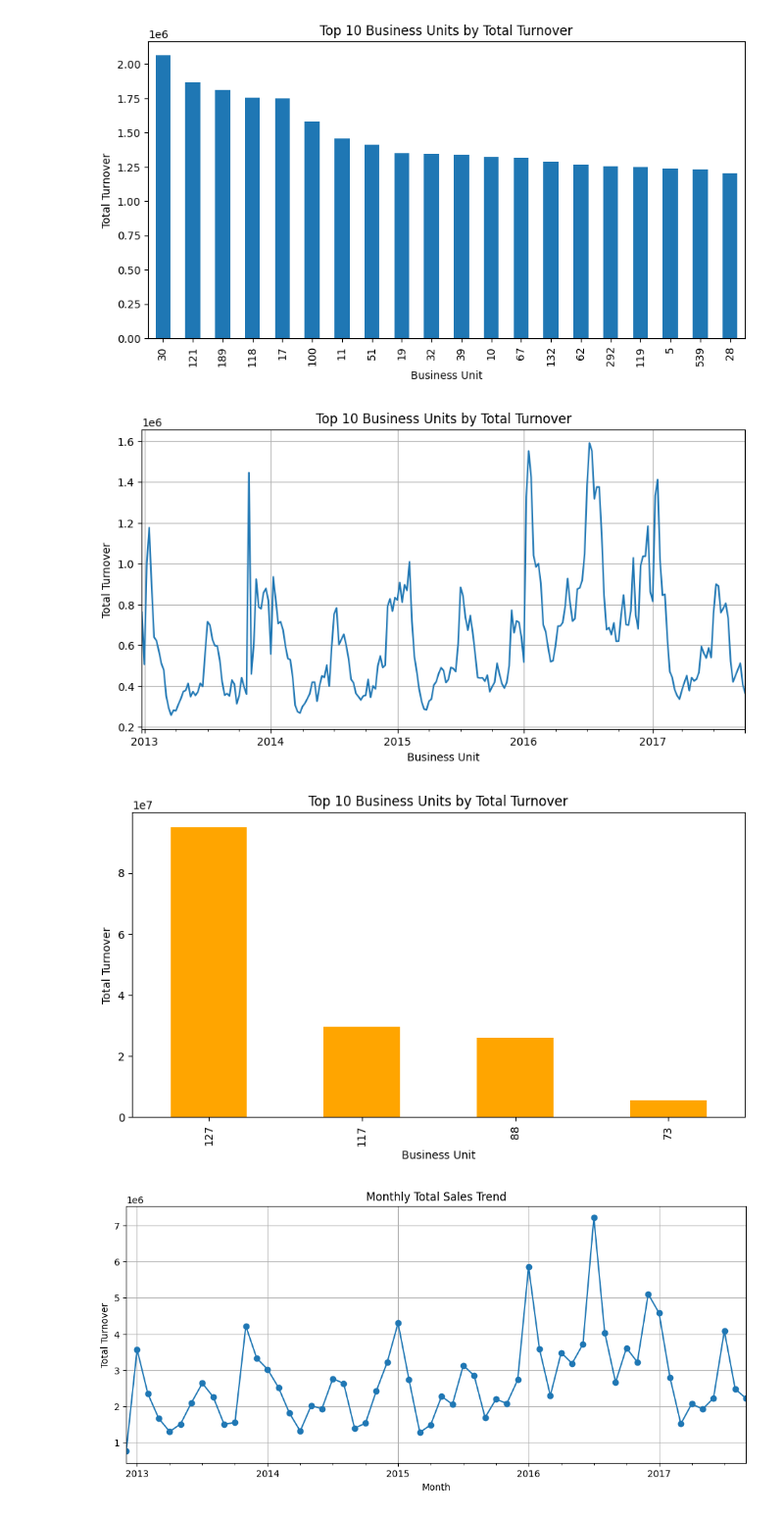
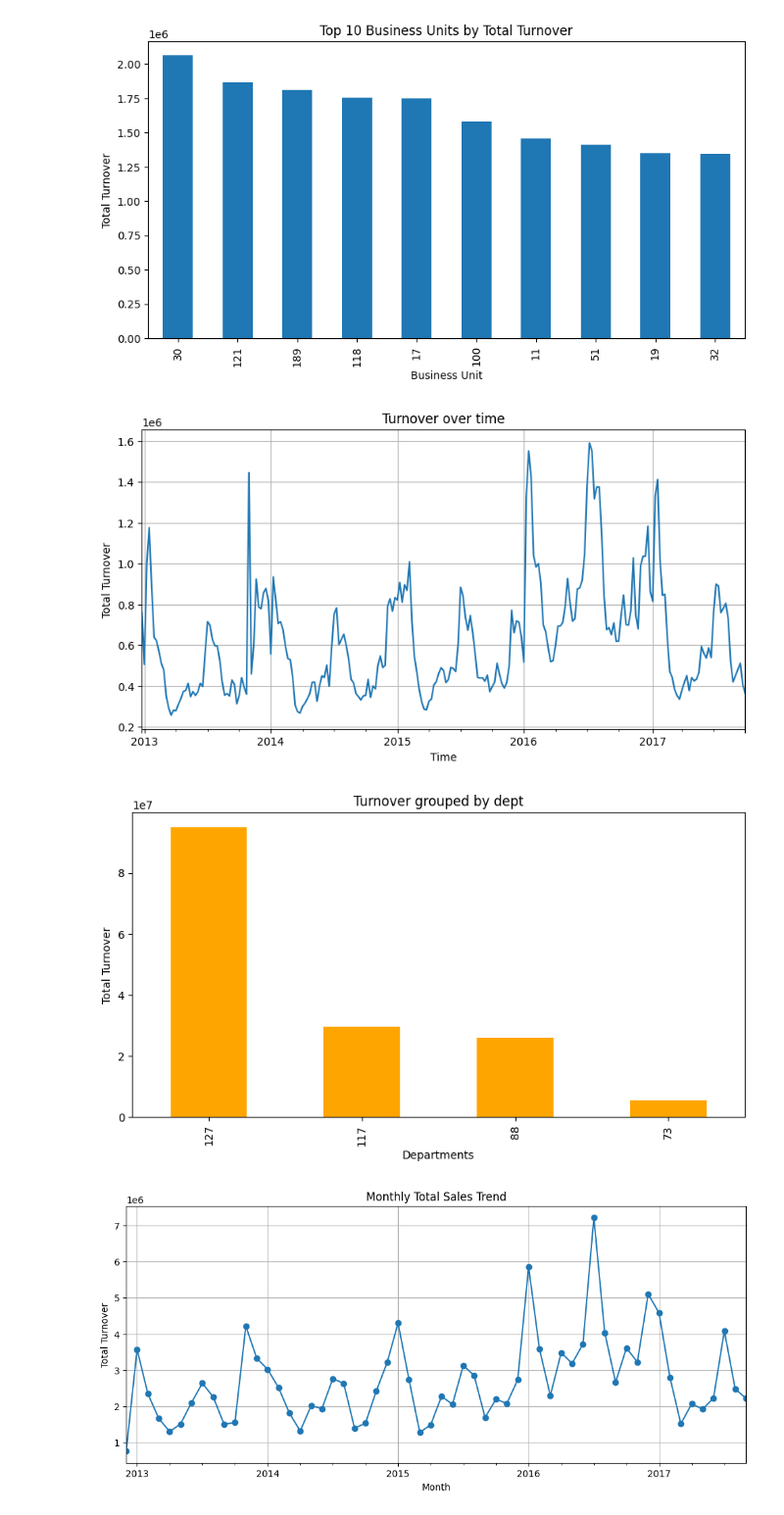
Before and after one commit to leonelmaia/decathlon, a Jupyter notebook: turnover-forecasting/turnover_eda.ipynb, the cells around one changed output. Shown: that part at 98% size. Drawn from its saved outputs; the diff is of its cells as text; code cells hidden in the pictures.

```diff
--- a/turnover-forecasting/turnover_eda.ipynb
+++ b/turnover-forecasting/turnover_eda.ipynb
@@ -44,13 +47,15 @@ print(df_bu_feat.head())
 3                    134                10
 4                     71                10
 # %%
-def plot_hist(df, kind="bar", grid=False, color=None):
+def plot_hist(
+    df, kind="bar", grid=False, color=None, title="None", xlabel="None", ylabel="None"
+):
     plt.figure(figsize=(10, 5))
     df.plot(kind=kind, color=color)
     plt.grid(grid)
-    plt.title("Top 10 Business Units by Total Turnover")
-    plt.xlabel("Business Unit")
-    plt.ylabel("Total Turnover")
+    plt.title(title)
+    plt.xlabel(xlabel)
+    plt.ylabel(ylabel)
     plt.show()
 # %%
 df_train["day_id"] = pd.to_datetime(df_train["day_id"])
@@ -91,18 +94,31 @@ Name: turnover, dtype: float64
 # %%
 bu_sales = (
     df_train.groupby("but_num_business_unit")["turnover"]
     .sum()
     .sort_values(ascending=False)
-    .head(20)
+    .head(10)
 )
-plot_hist(bu_sales)
+
+plot_hist(
+    bu_sales,
+    title="Top 10 Business Units by Total Turnover",
+    xlabel="Business Unit",
+    ylabel="Total Turnover",
+)
 # %% [output]
-[figure, old version]
+[figure, new version]
 # %%
 daily_sales = df_train.groupby("day_id")["turnover"].sum()
-plot_hist(daily_sales, kind="line", grid=True)
+plot_hist(
+    daily_sales,
+    title="Turnover over time",
+    xlabel="Time",
+    ylabel="Total Turnover",
+    kind="line",
+    grid=True,
+)
 # %% [output]
-[figure, old version]
+[figure, new version]
 # %%
 dept_sales = (
     df_train.groupby("dpt_num_department")["turnover"]
@@ -110,9 +126,17 @@ dept_sales = (
     .sort_values(ascending=False)
     .head(10)
 )
-plot_hist(dept_sales, color="orange")
+plot_hist(
+    dept_sales,
+    title="Turnover grouped by dept",
+    xlabel="Departments",
+    ylabel="Total Turnover",
+    kind="bar",
+    grid=False,
+    color="orange",
+)
 # %% [output]
-[figure, old version]
+[figure, new version]
 # %%
 monthly_sales = df_train.groupby(df_train["day_id"].dt.to_period("M"))["turnover"].sum()
 plt.figure(figsize=(12, 5))
```
Also changed, not shown: parts of 4 cells of this notebook.
